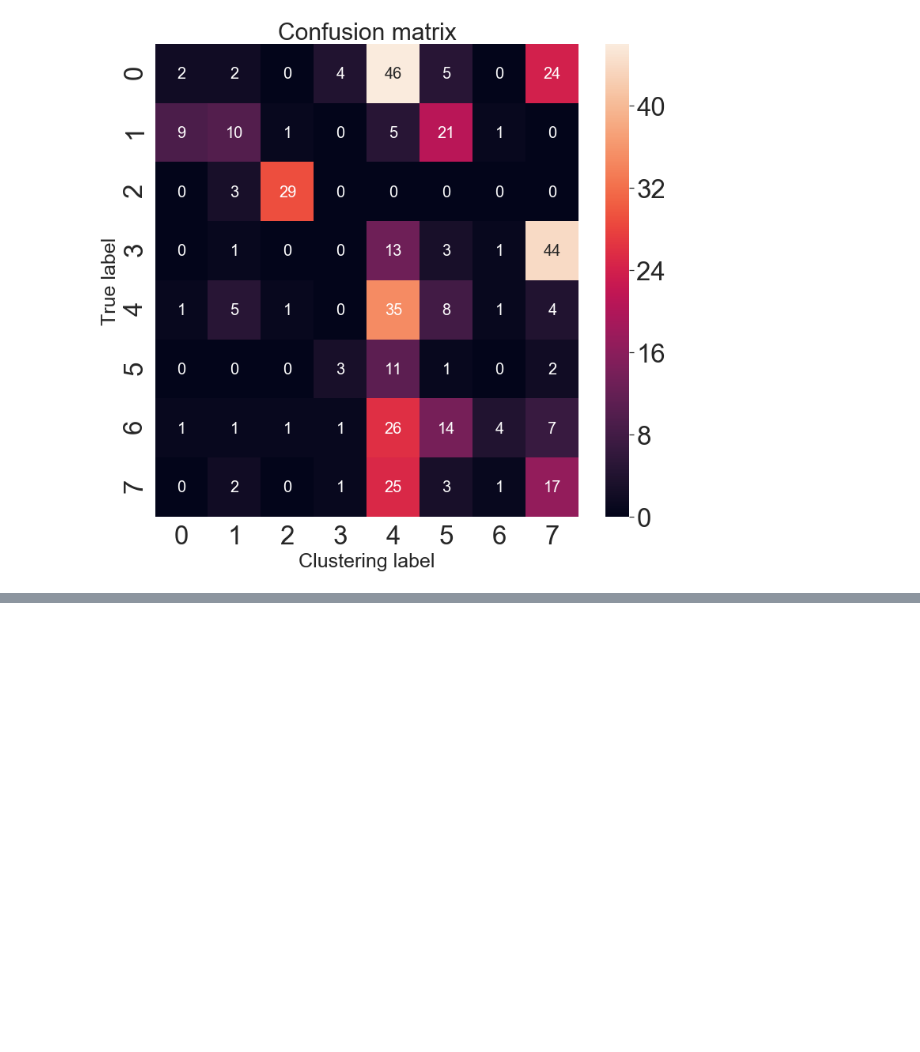
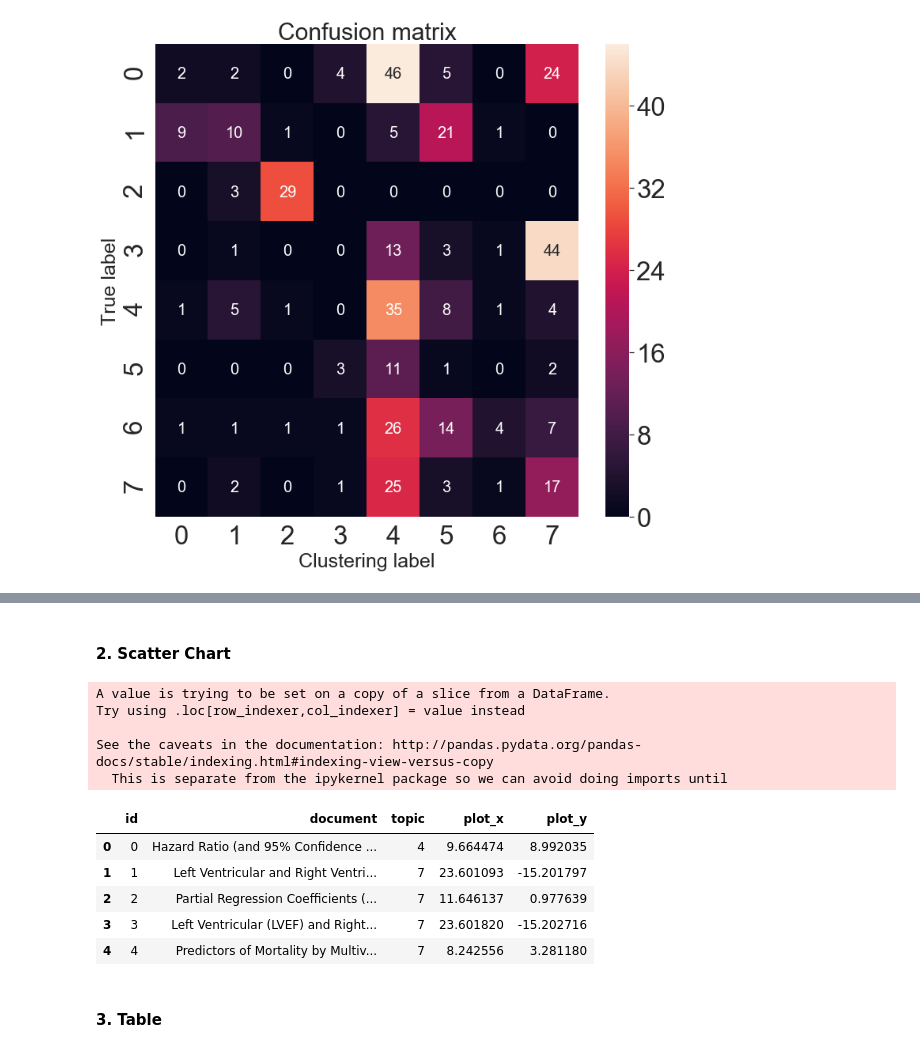
Before and after one commit to madigun697/coding_studies, a Jupyter notebook: Topic_Modeling/Topic_Modeling_DEC_Drug.ipynb, the cells around one changed output, grey strips where cells are left out. Cells and saved outputs as stored; diff of their text form; code cells hidden in the pictures; blank space fills up the shorter version.

```diff
--- a/Topic_Modeling/Topic_Modeling_DEC_Drug.ipynb
+++ b/Topic_Modeling/Topic_Modeling_DEC_Drug.ipynb
@@ -456,0 +507,21 @@ Text(0.5, 54.5, 'Clustering label')
+# %% [markdown]
+#### 2. Scatter Chart
+# %%
+doc_result = documents[['index', 'Origin_Text']]
+doc_result.columns = ['id', 'document']
+doc_result['topic'] = y_pred
+doc_result = pd.merge(doc_result, pd.DataFrame(tsne_result, columns=['plot_x', 'plot_y']), left_index=True, right_index=True)
+
+doc_result.head()
+# %% [output]
+A value is trying to be set on a copy of a slice from a DataFrame.
+Try using .loc[row_indexer,col_indexer] = value instead
+
+See the caveats in the documentation: http://pandas.pydata.org/pandas-docs/stable/indexing.html#indexing-view-versus-copy
+  This is separate from the ipykernel package so we can avoid doing imports until
+|  | id | document | topic | plot_x | plot_y |
+| 0 | 0 | Hazard Ratio (and 95% Confidence ... | 4 | 9.664474 | 8.992035 |
+| 1 | 1 | Left Ventricular and Right Ventri... | 7 | 23.601093 | -15.201797 |
+| 2 | 2 | Partial Regression Coefficients (... | 7 | 11.646137 | 0.977639 |
+| 3 | 3 | Left Ventricular (LVEF) and Right... | 7 | 23.601820 | -15.202716 |
+| 4 | 4 | Predictors of Mortality by Multiv... | 7 | 8.242556 | 3.281180 |
@@ -456,0 +534,2 @@ Text(0.5, 54.5, 'Clustering label')
+# %% [markdown]
+#### 3. Table
```
Also changed, not shown: parts of 14 cells of this notebook, 10 other files.
